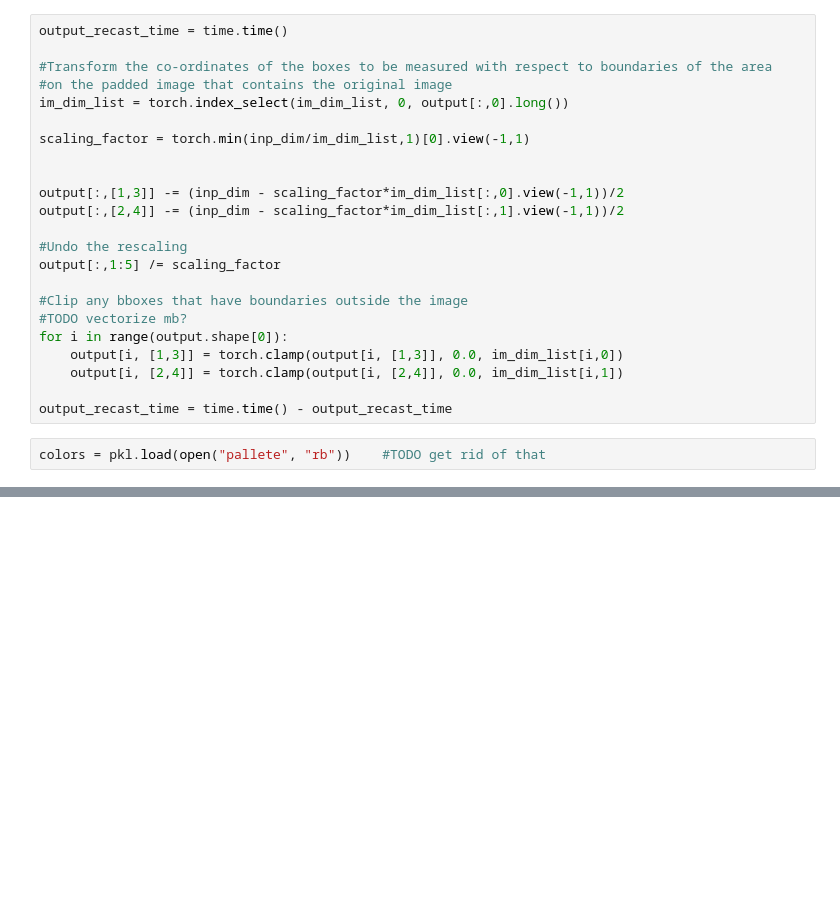
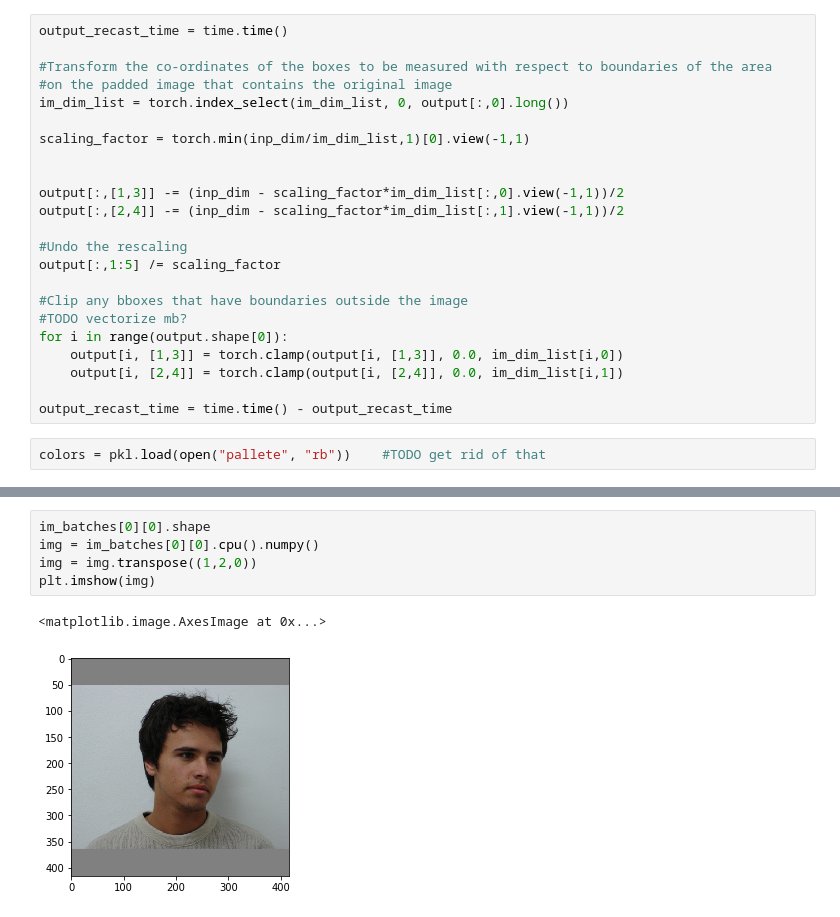
Before and after one commit to Andre6o6/yolo_v3, a Jupyter notebook: detector_example.ipynb, the cells around one changed output, grey strips where cells are left out. Saved outputs shown, nothing was run; the diff lists cells and outputs as text; blank space fills up the shorter version.

```diff
--- a/detector_example.ipynb
+++ b/detector_example.ipynb
@@ -225 +261,9 @@ Average time_per_img     : 140.123
 ----------------------------------------------------------
+# %%
+im_batches[0][0].shape
+img = im_batches[0][0].cpu().numpy()
+img = img.transpose((1,2,0))
+plt.imshow(img)
+# %% [output]
+<matplotlib.image.AxesImage at 0x...>
+[figure, added]
```
Also changed, not shown: parts of 8 cells of this notebook, 3 other files.
